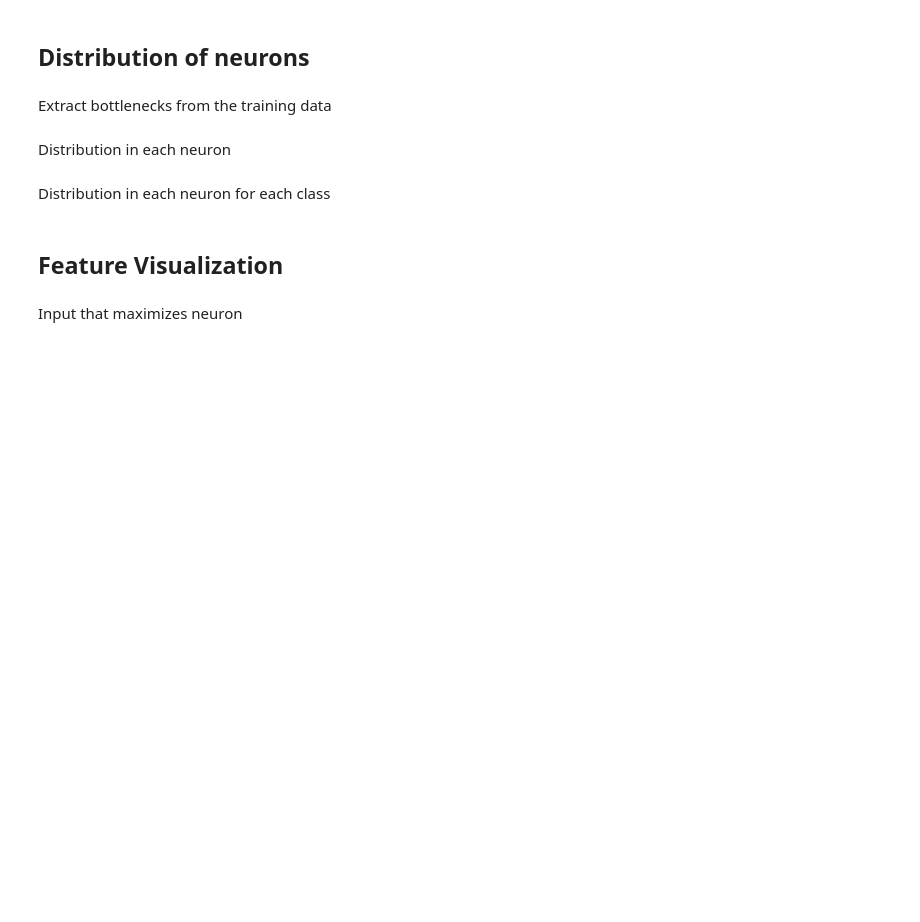
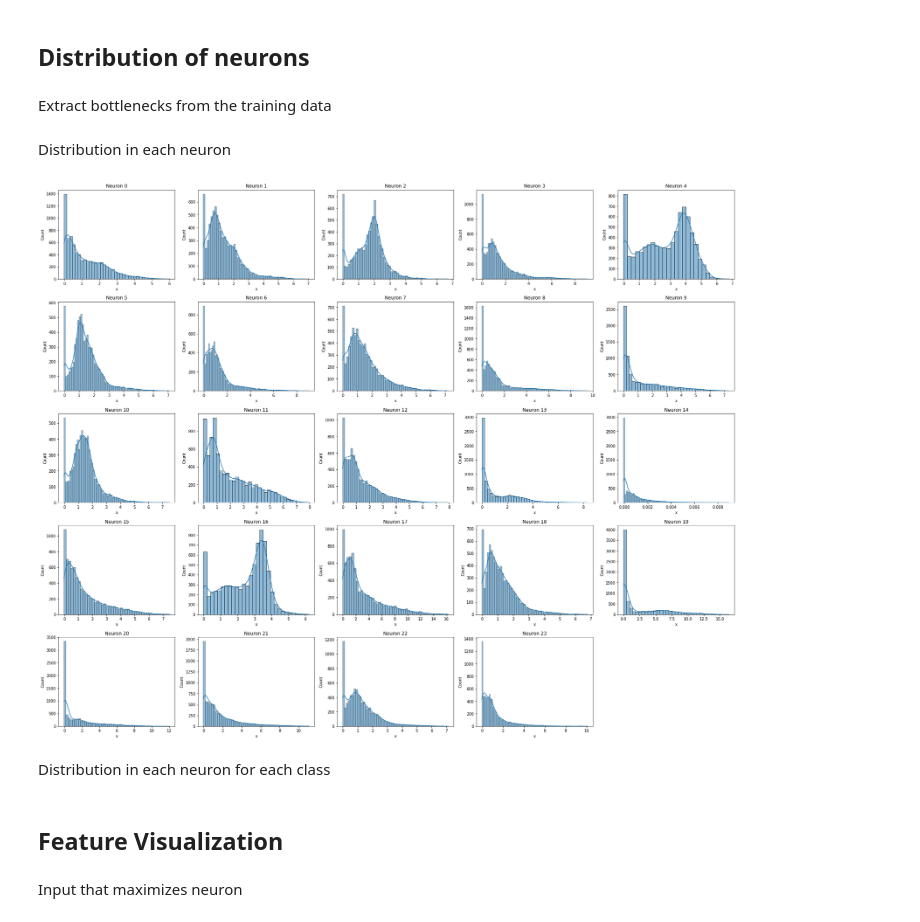
Before and after one commit to tonibofarull/TSAutoencoder, a Jupyter notebook: src/main.ipynb, the cells around one changed output. Cells and saved outputs as stored; diff of their text form; code cells hidden in the pictures; blank space fills up the shorter version.

```diff
--- a/src/main.ipynb
+++ b/src/main.ipynb
@@ -141,12 +141,14 @@ baselines = np.mean(bn, axis=0) # mean value of each neuron on the whole trainin
 # %% [markdown]
 Distribution in each neuron
 # %%
-fig, axs = plt.subplots(nrows=5, ncols=5, figsize=(25,20), constrained_layout=True)
+fig1, axs = plt.subplots(nrows=5, ncols=5, figsize=(25,20), constrained_layout=True)
 axs[4,4].set_axis_off()
 for i in range(24):
     aux = pd.DataFrame({"x": bn[:,i]})
     axs.flat[i].set_title(f"Neuron {i}")
     sns.histplot(data=aux, x="x", ax=axs.flat[i], kde=True)
+# %% [output]
+[figure, added]
 # %% [markdown]
 Distribution in each neuron for each class
 # %%
```
Also changed, not shown: parts of 8 cells of this notebook, 1 other file.
